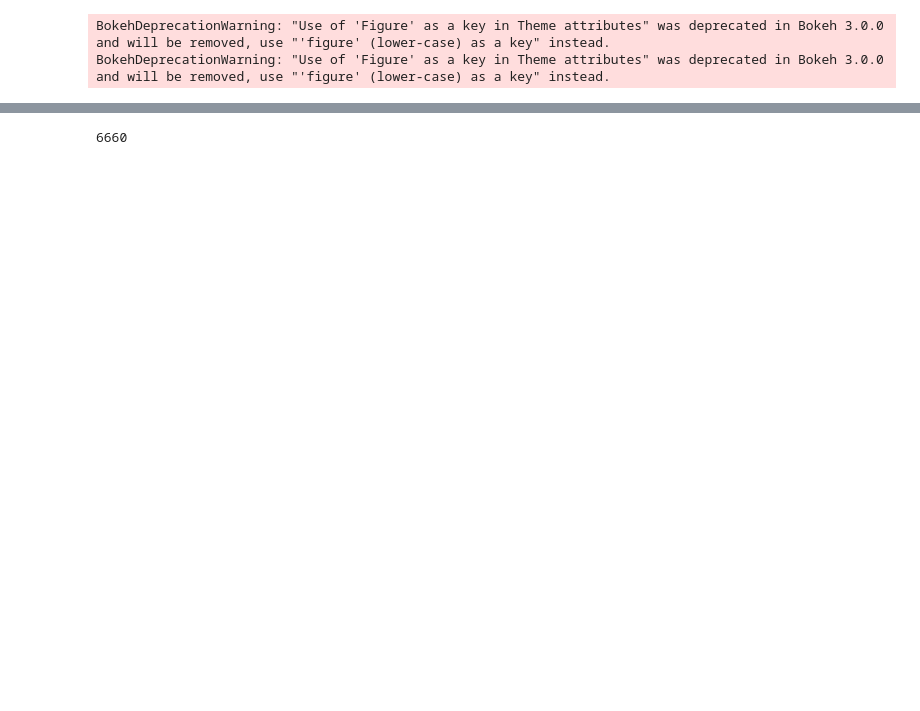
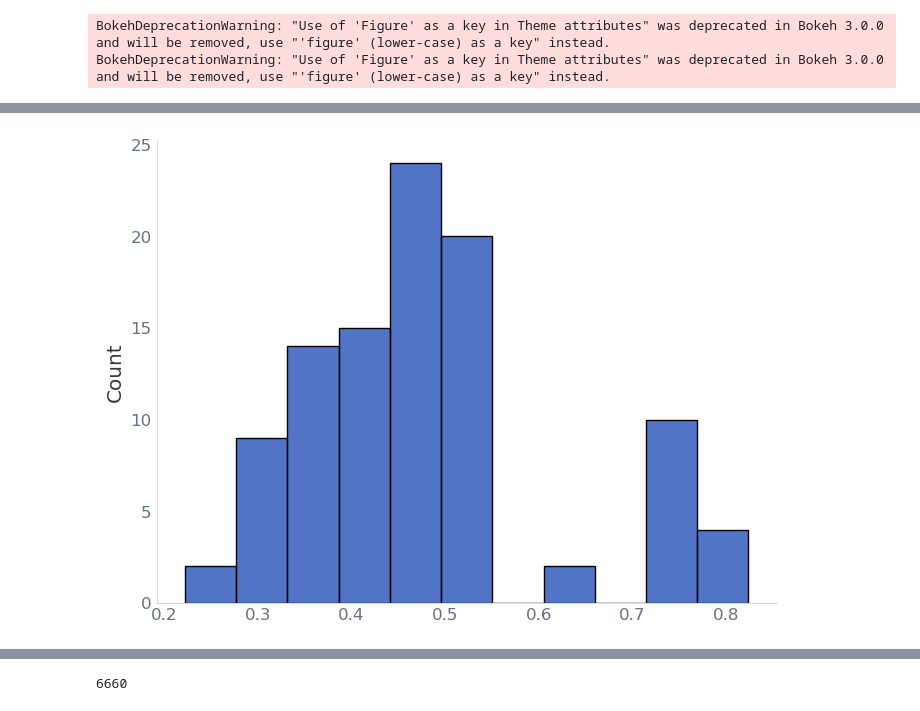
Before and after one commit to nicholas-miklaucic/baysic, a Jupyter notebook: wyckoff-elimination.ipynb, the cells around one changed output, grey strips where cells are left out. Drawn from its saved outputs; the diff is of its cells as text; code cells hidden in the pictures; blank space fills up the shorter version.

```diff
--- a/wyckoff-elimination.ipynb
+++ b/wyckoff-elimination.ipynb
@@ -73,0 +78,80 @@ prev_min
+# %%
+from baysic.wyckoff_span import min_dist_ratio
+from pymatgen.core import Lattice
+import itertools
+from math import e
+import numpy as np
+from pymatgen.core import SymmOp, Lattice
+from pyxtal import Wyckoff_position
+from pymatgen.analysis.molecule_structure_comparator import CovalentRadius
+from baysic.utils import json_to_df
+from baysic.wyckoff_span import WyckoffSpan, is_nonzero, Plane, Line, Point
+
+def subset_of(span1, span2):
+    if span1.dim > span2.dim:
+        return False
+    elif span1.dim == span2.dim:
+        return span1 == span2
+    else:
+        test_params = np.random.randn(10, span1.dim)
+        test_pts = np.array([
+            span1(*params) for params in test_params
+        ])
+
+        if all([span2.contains(test_pt) for test_pt in test_pts]):
+            return True
+        else:
+            return False
+
+def min_dist_ratio(sg_num, wps, species, lattice: Lattice) -> float:
+    spans = []
+    span_elements = []
+
+    for specie, symbol in zip(species, wps):
+        wp = Wyckoff_position.from_group_and_letter(sg_num, symbol, style='spglib')
+        if wp.get_dof() != 3:
+            radius = CovalentRadius.radius[specie.symbol]
+            for op in wp.ops:
+                n_dof = sum(is_nonzero(op.rotation_matrix, axis=0))
+                span = (Point, Line, Plane)[n_dof](op)
+                did_add = False
+                for span_i, prev_span in enumerate(spans):
+                    if span.dim == prev_span.dim and span == prev_span:
+                        span_elements[span_i].append(specie)
+                        did_add = True
+                        break
+                if not did_add:
+                    spans.append(span)
+                    span_elements.append([specie])
+
+    spans = np.array(spans)
+    span_elements = np.array(span_elements, dtype=object)
+    order = np.argsort([-span.dim for span in spans])
+    spans = spans[order]
+    span_elements = span_elements[order]
+
+    for i, span in enumerate(spans):
+        for j, prev_span in enumerate(spans[:i]):
+            if subset_of(span, prev_span):
+                print('Found subset')
+                span_elements[j].extend(span_elements[i])
+
+    dist_ratios = []
+    for span, species in zip(spans, span_elements):
+        radii = [CovalentRadius.radius[specie.symbol] for specie in species]
+        dist_ratios.append(span.dist_ratio(lattice, radii))
+
+    return np.min(dist_ratios) if dist_ratios else np.inf
+
+from pymatgen.core import SymmOp
+
+import matplotlib.pyplot as plt
+dist_ratios = [
+    min_dist_ratio(self.group_options[0].number, sum(comb, []), sum([[el] * len(wp) for wp, el in zip(comb, self.comp.elements)], []), self.lattice)
+    for comb in combs
+]
+
+fig, ax = plt.subplots()
+sns.histplot(dist_ratios, ax=ax)
+rp.smart_ticks(ax, xaxis=True)
+# %% [output]
@@ -73,0 +159 @@ prev_min
+[figure, added]
```
Also changed, not shown: parts of 10 cells of this notebook, 9 other files.
